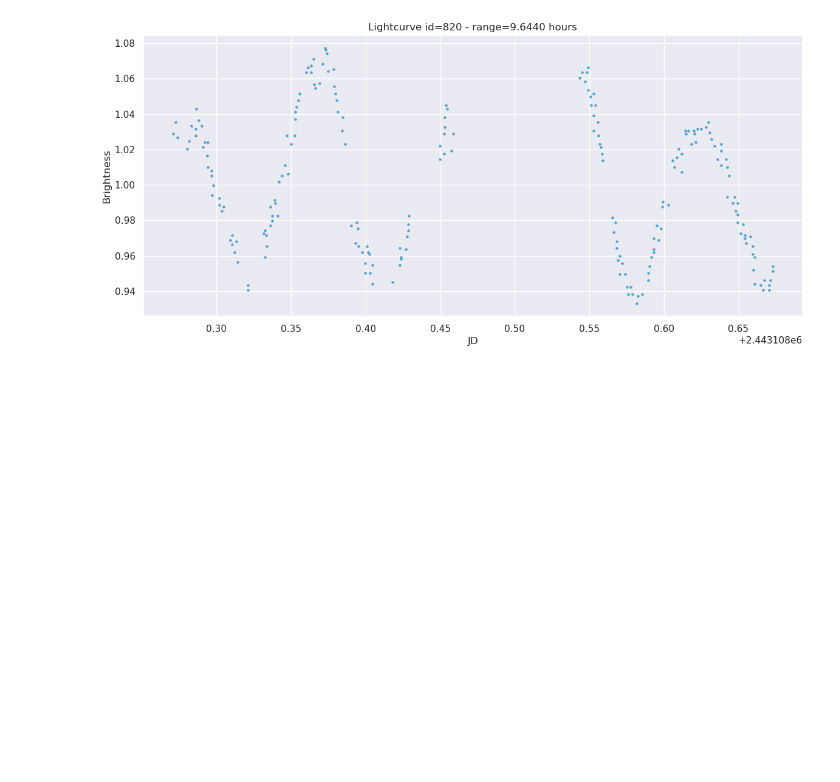
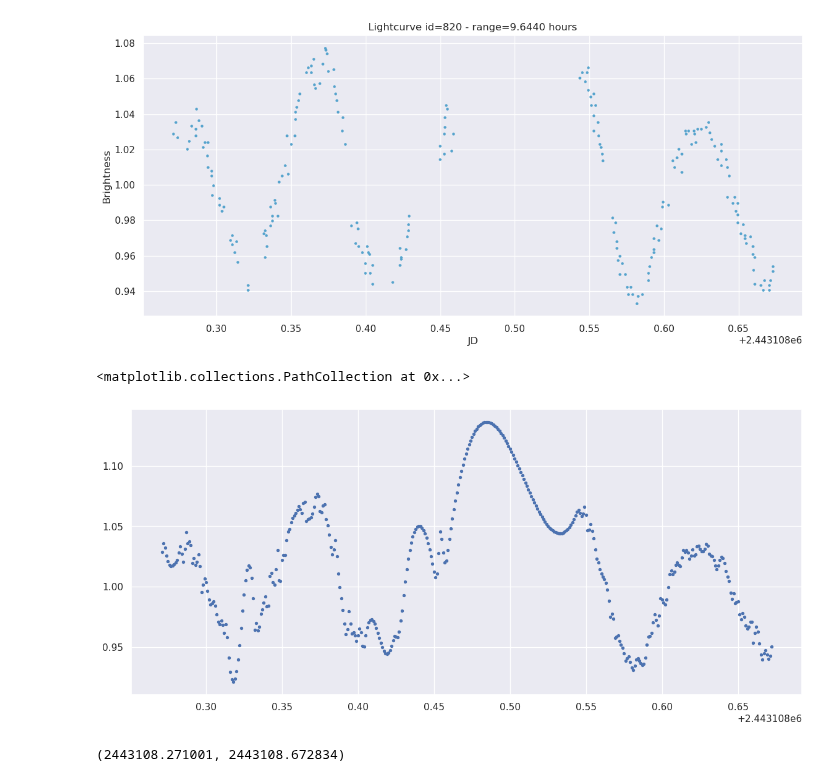
Before and after one commit to Vosloo/asteroid-lightcurves, a Jupyter notebook: EDA.ipynb, the cells around one changed output. Drawn from its saved outputs; the diff is of its cells as text; code cells hidden in the pictures; blank space fills up the shorter version.

Commit message:
Added notebook with interpolation experiments

```diff
--- a/EDA.ipynb
+++ b/EDA.ipynb
@@ -44,2 +52,30 @@ asteroid.get_longest_lightcurve(by=EnumSortOptions.PERIOD).plot()
+# %%
+times = asteroid.get_longest_lightcurve(by=EnumSortOptions.PERIOD).time_arr
+brightness = asteroid.get_longest_lightcurve(by=EnumSortOptions.PERIOD).brightness_arr
+# %%
+to_delete = []
+seen = set()
+for ind, time in enumerate(times):
+    if time in seen:
+        to_delete.append(ind)
+
+    seen.add(time)
+
+times = np.delete(times, to_delete)
+brightness = np.delete(brightness, to_delete)
+# %%
+interp_func = CubicSpline(times, brightness)
+# %%
+times_test = np.arange(times[0], times[-1], 0.001)
+brightness_test = interp_func(times_test)
+
+plt.scatter(times_test, brightness_test, s=8)
+# %% [output]
+<matplotlib.collections.PathCollection at 0x...>
+[figure, added]
+# %%
+times[0], times[-1]
+# %% [output]
+(2443108.271001, 2443108.672834)
 # %%
 asteroid.get_longest_lightcurve(by=EnumSortOptions.POINTS)
```
Also changed, not shown: parts of 13 cells of this notebook, 1 other file.
